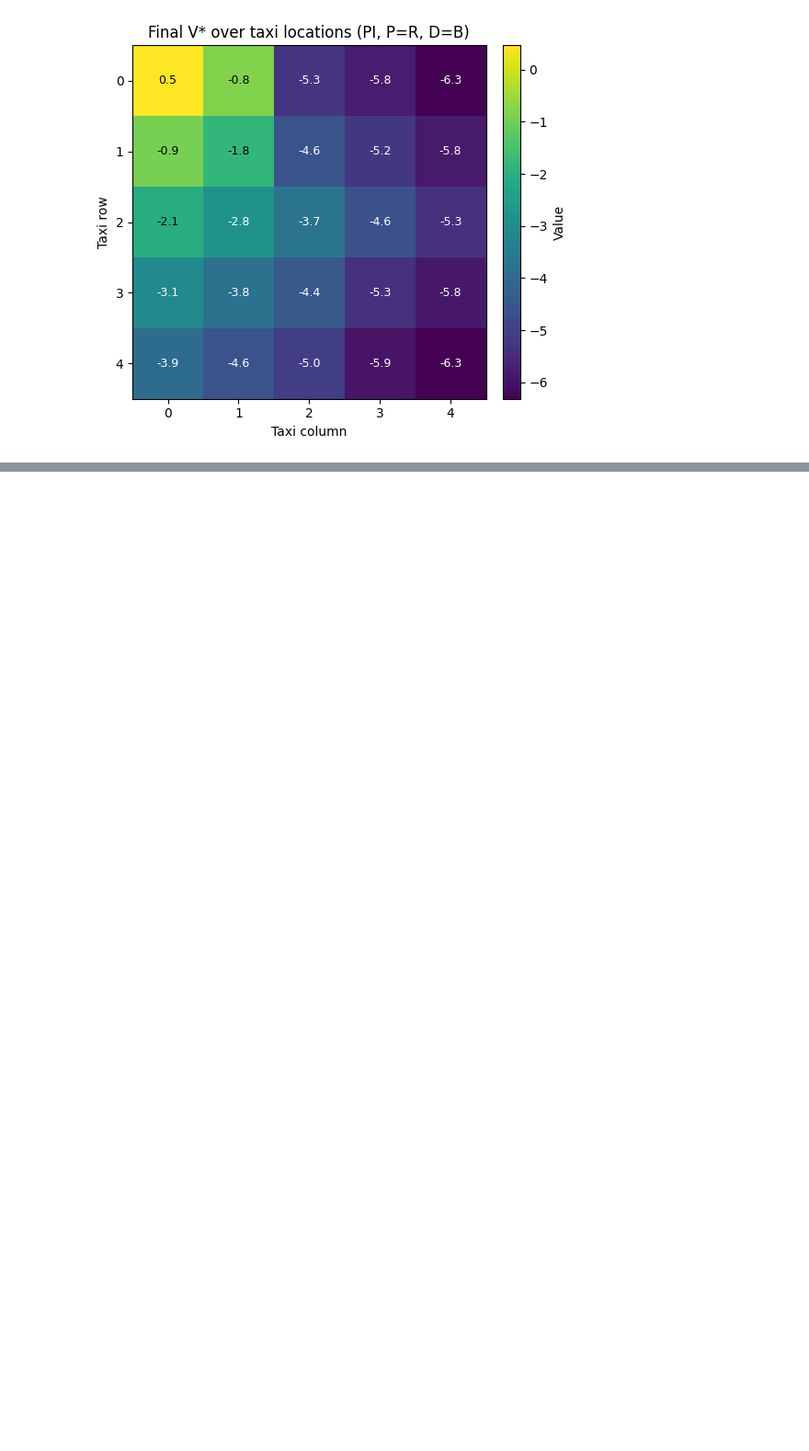
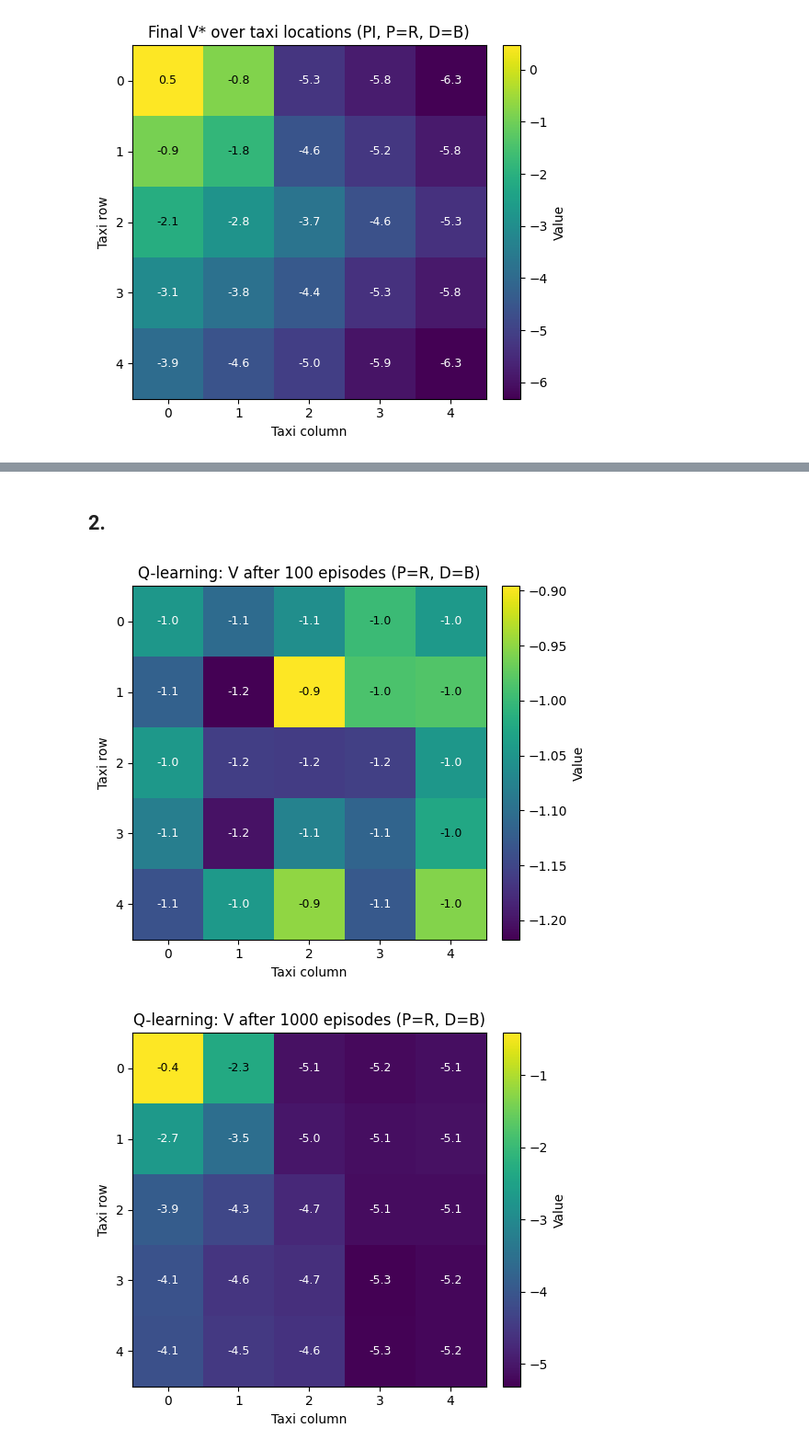
Before and after one commit to AlexandreBrown/RL-Learning-From-Data, a Jupyter notebook: hw2_starter_code(taxi).ipynb, the cells around one changed output, grey strips where cells are left out. Shown at 92% size. Cells and saved outputs as stored; diff of their text form; code cells hidden in the pictures; blank space fills up the shorter version.

```diff
--- a/hw2_starter_code(taxi).ipynb
+++ b/hw2_starter_code(taxi).ipynb
@@ -858,0 +952,13 @@ Max-norm value difference ||V*_VI - V*_PI||_inf: 2.34244e-05
+# %% [markdown]
+## 2.
+# %%
+checkpoints = [100, 1000, 10000]
+for k in checkpoints:
+    k_idx = min(k, len(eval_stats)) - 1            # clamp to last if run fewer episodes
+    Qk = eval_stats[k_idx]["q_values"]             # snapshot Q after episode k
+    Vk = np.max(Qk, axis=1)                        # V(s) = max_a Q(s,a)
+    grid = value_grid_from_V(Vk, passenger='R', destination='B')
+    plot_value_grid(grid, title=f"Q-learning: V after {k_idx+1} episodes (P=R, D=B)")
+# %% [output]
+[figure, added]
+[figure, added]
```
Also changed, not shown: parts of 16 cells of this notebook.
